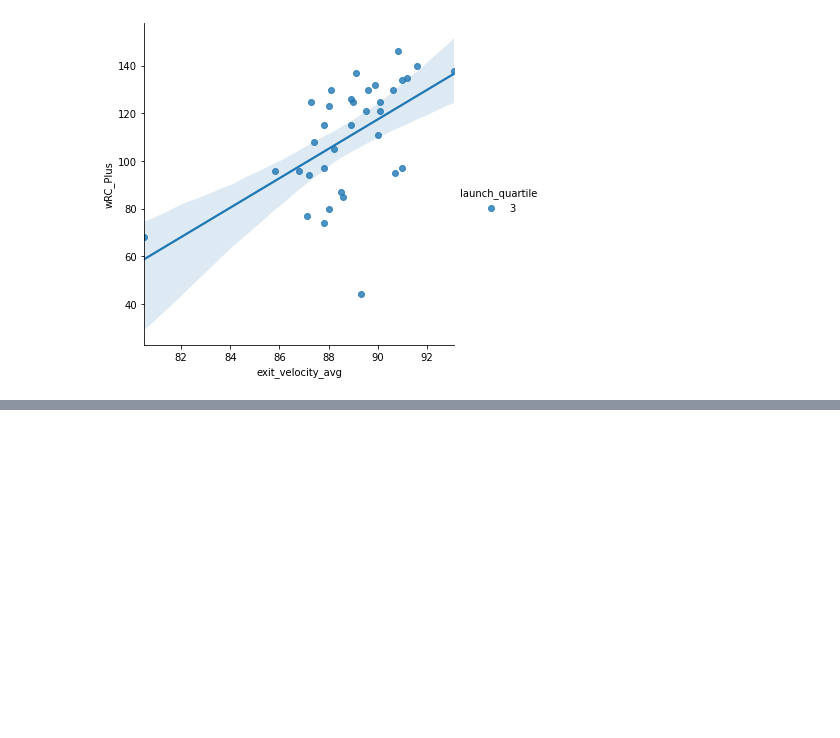
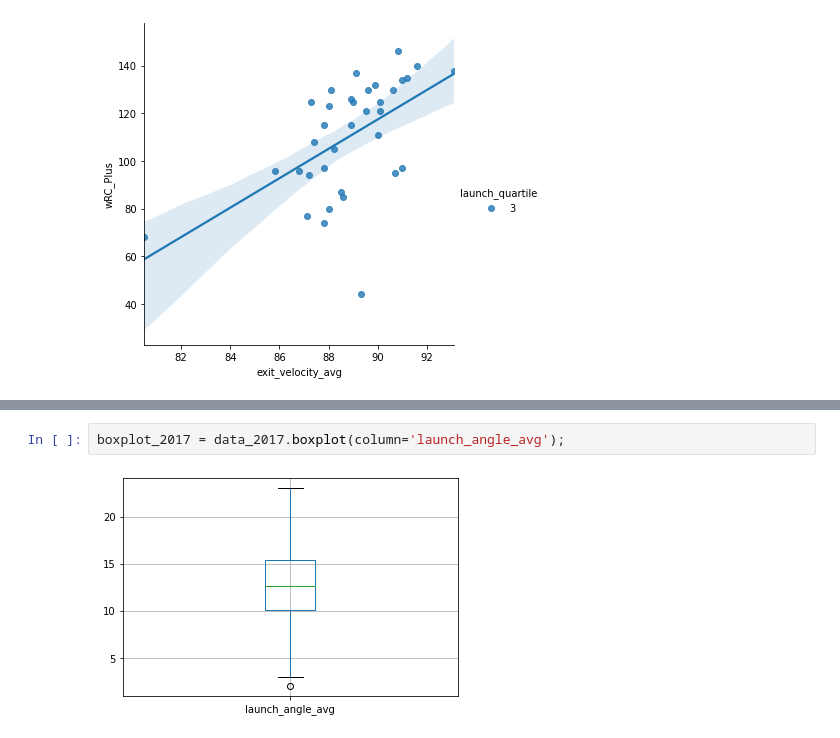
Before and after one commit to GeoffreyBrann/info2950, a Jupyter notebook: phase_4_launch_ange.ipynb, the cells around one changed output, grey strips where cells are left out. Drawn from its saved outputs; the diff is of its cells as text; blank space fills up the shorter version.

```diff
--- a/phase_4_launch_ange.ipynb
+++ b/phase_4_launch_ange.ipynb
@@ -227,0 +234,4 @@ sns.lmplot(x="exit_velocity_avg", y="wRC_Plus", hue = 'launch_quartile', data=da
+# %%
+boxplot_2017 = data_2017.boxplot(column='launch_angle_avg');
+# %% [output]
+[figure, added]
```
Also changed, not shown: parts of 19 cells of this notebook.
